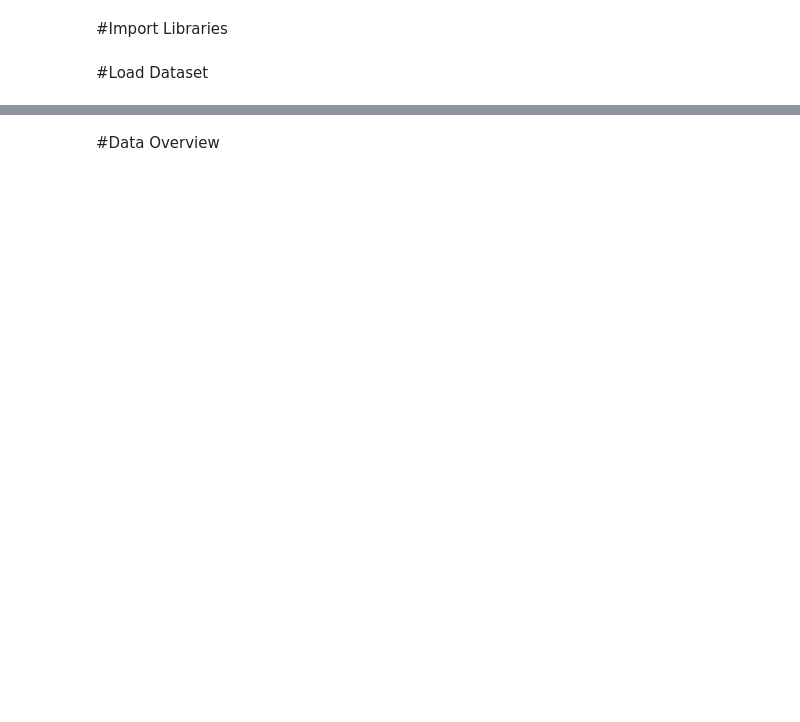
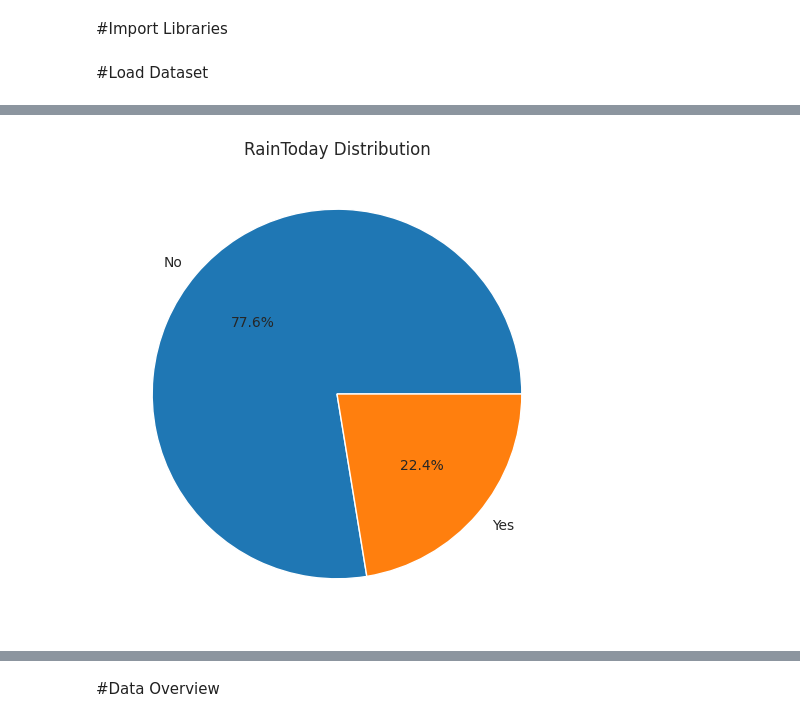
Before and after one commit to muktiranisutradhar1-debug/special-parakeet, a Jupyter notebook: Weather_forecasting_AUS.ipynb, the cells around one changed output, grey strips where cells are left out. Drawn from its saved outputs; the diff is of its cells as text; code cells hidden in the pictures; blank space fills up the shorter version.

```diff
--- a/Weather_forecasting_AUS.ipynb
+++ b/Weather_forecasting_AUS.ipynb
@@ -33,4 +43,6 @@ from sklearn.metrics import (
 # %%
-df = pd.read_csv('/content/weatherAUS.csv')
+import pandas as pd
+
+df = pd.read_csv('/content/drive/MyDrive/ADMML PROJECT/weatherAUS.csv')
 
 df.head()
@@ -36,0 +73,17 @@ df.head()
+# %%
+#Draw PIE Chart for RainToday
+import matplotlib.pyplot as plt
+
+rain_today_counts = df['RainToday'].value_counts()
+
+plt.figure(figsize=(6,6))
+plt.pie(
+    rain_today_counts,
+    labels=rain_today_counts.index,
+    autopct='%1.1f%%'
+)
+
+plt.title('RainToday Distribution')
+plt.show()
+# %% [output]
+[figure, added]
```
Also changed, not shown: parts of 39 cells of this notebook.
